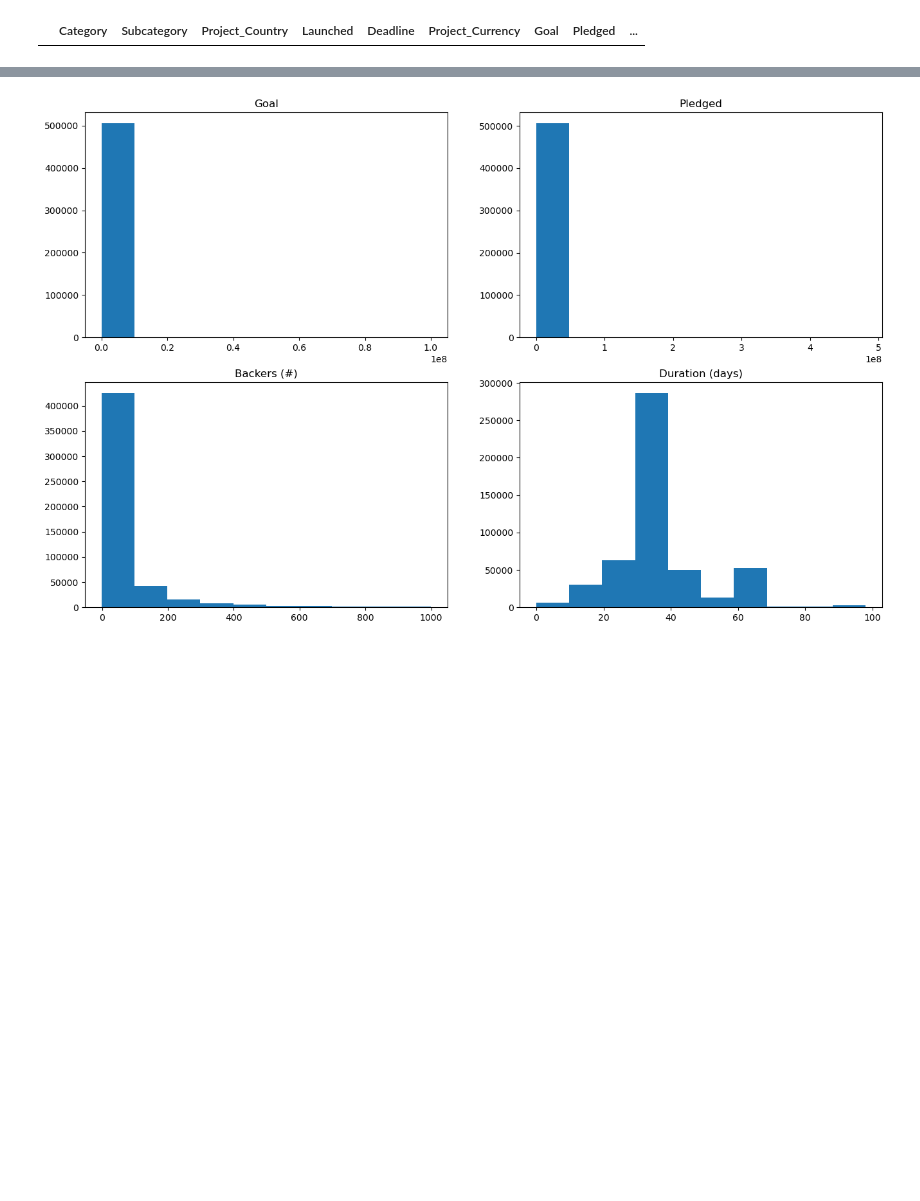
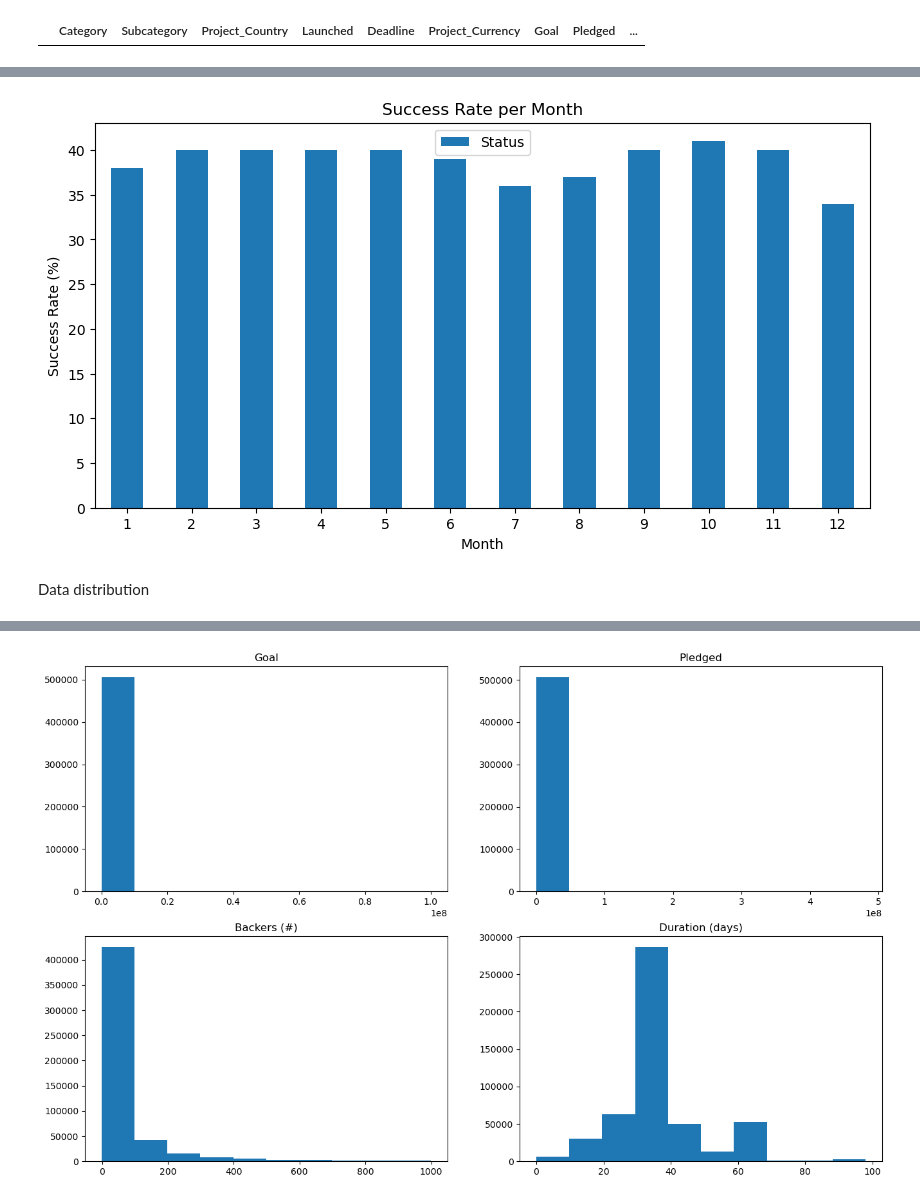
Before and after one commit to SBangarh/Kickstarter_analysis, a Jupyter notebook: eda.ipynb, the cells around one changed output, grey strips where cells are left out. Cells and saved outputs as stored; diff of their text form; code cells hidden in the pictures; blank space fills up the shorter version.

```diff
--- a/eda.ipynb
+++ b/eda.ipynb
@@ -587,0 +564,7 @@ working_copy.sample(10)
+# %%
+#success rate per month
+
+success_rate_months = pd.DataFrame(time_df.groupby('Month')['Status'].agg(success_rate))
+plot_success_rate(success_rate_months, 'Success Rate per Month', 'Month', 'Success Rate (%)', rot=0, figsize=(10, 5))
+# %% [output]
+[figure, added]
@@ -587,0 +573,2 @@ working_copy.sample(10)
+# %% [markdown]
+Data distribution
```
Also changed, not shown: parts of 14 cells of this notebook.
